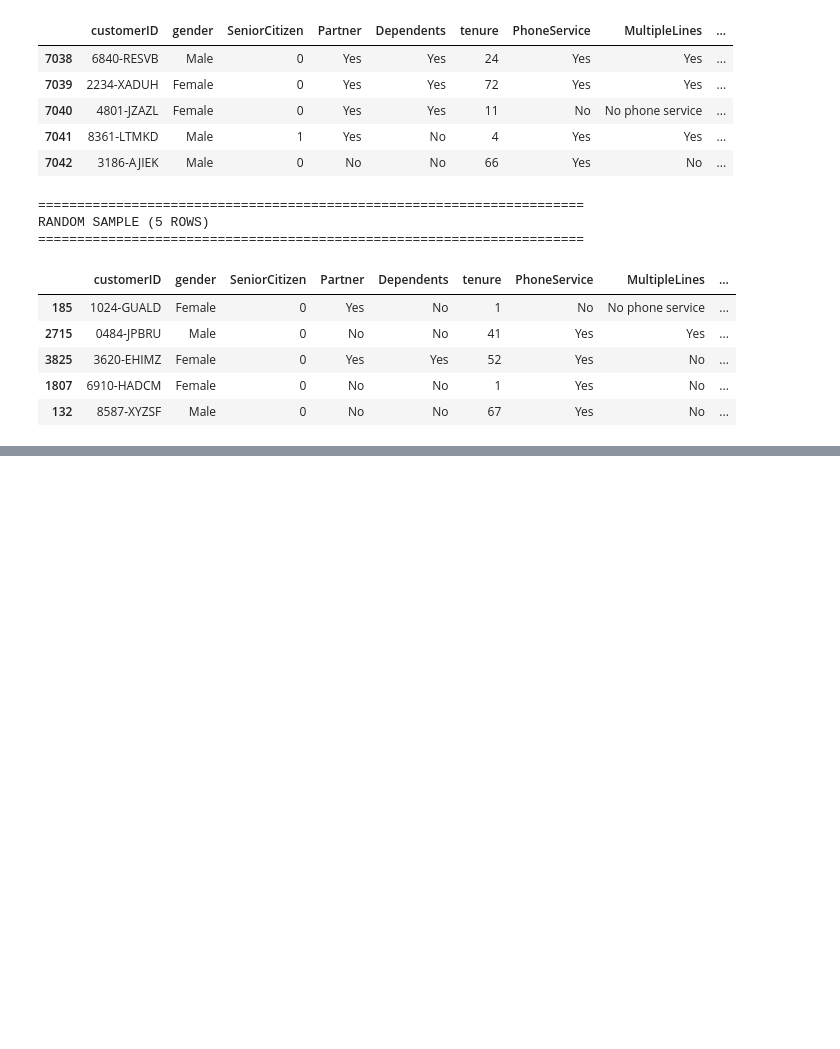
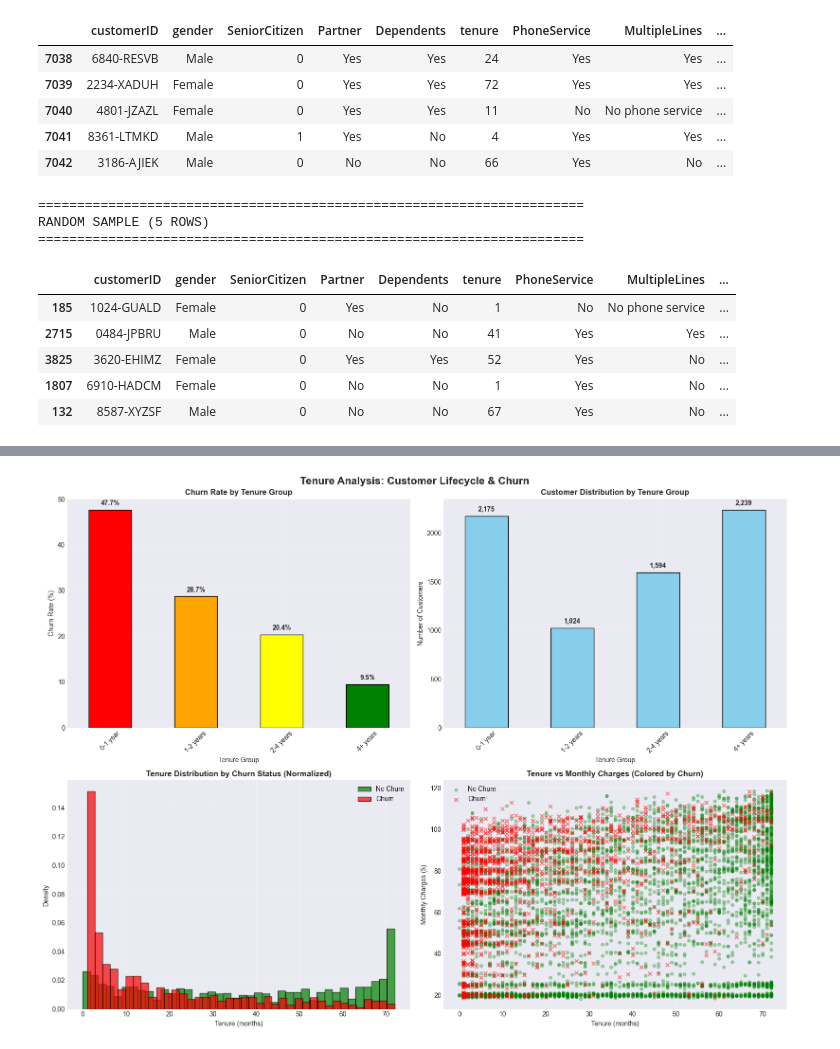
Before and after one commit to vaka2020/customer-churn-prediction-mlops, a Jupyter notebook: notebooks/01_eda.ipynb, the cells around one changed output, grey strips where cells are left out. Drawn from its saved outputs; the diff is of its cells as text; code cells hidden in the pictures; blank space fills up the shorter version.

```diff
--- a/notebooks/01_eda.ipynb
+++ b/notebooks/01_eda.ipynb
@@ -162,0 +693,88 @@ Column Names and Types:
+# %%
+# ============================================================
+# DEEPER NUMERICAL ANALYSIS: Tenure Patterns
+# ============================================================
+
+print("\n" + "="*70)
+print("TENURE ANALYSIS: Customer Lifecycle Patterns")
+print("="*70)
+
+# Create tenure groups
+df['tenure_group'] = pd.cut(df['tenure'],
+                             bins=[0, 12, 24, 48, 72],
+                             labels=['0-1 year', '1-2 years', '2-4 years', '4+ years'])
+
+# Analyze churn by tenure group
+tenure_churn = df.groupby('tenure_group')['Churn'].apply(
+    lambda x: (x=='Yes').sum() / len(x) * 100
+).round(2)
+
+print("\nChurn Rate by Tenure Group:")
+print("-" * 50)
+for group, rate in tenure_churn.items():
+    bar = "█" * int(rate / 2)
+    print(f"  {group:12s}: {rate:5.2f}% {bar}")
+
+# Visualize tenure patterns
+fig, axes = plt.subplots(2, 2, figsize=(16, 12))
+fig.suptitle('Tenure Analysis: Customer Lifecycle & Churn', fontsize=16, fontweight='bold')
+
+# Plot 1: Churn rate by tenure group
+ax1 = axes[0, 0]
+tenure_churn.plot(kind='bar', ax=ax1, color=['red', 'orange', 'yellow', 'green'], edgecolor='black')
+ax1.set_title('Churn Rate by Tenure Group', fontweight='bold', fontsize=12)
+ax1.set_xlabel('Tenure Group')
+ax1.set_ylabel('Churn Rate (%)')
+ax1.set_xticklabels(ax1.get_xticklabels(), rotation=45)
+ax1.grid(alpha=0.3)
+for i, v in enumerate(tenure_churn.values):
+    ax1.text(i, v + 1, f'{v:.1f}%', ha='center', fontweight='bold')
+
+# Plot 2: Customer count by tenure group
+ax2 = axes[0, 1]
+tenure_counts = df['tenure_group'].value_counts().sort_index()
+tenure_counts.plot(kind='bar', ax=ax2, color='skyblue', edgecolor='black')
+ax2.set_title('Customer Distribution by Tenure Group', fontweight='bold', fontsize=12)
+ax2.set_xlabel('Tenure Group')
+ax2.set_ylabel('Number of Customers')
+ax2.set_xticklabels(ax2.get_xticklabels(), rotation=45)
+ax2.grid(alpha=0.3)
+for i, v in enumerate(tenure_counts.values):
+    ax2.text(i, v + 50, f'{v:,}', ha='center', fontweight='bold')
+
+# Plot 3: Tenure distribution by churn status
+ax3 = axes[1, 0]
+df[df['Churn']=='No']['tenure'].hist(bins=40, ax=ax3, alpha=0.7, color='green',
+                                       label='No Churn', edgecolor='black', density=True)
+df[df['Churn']=='Yes']['tenure'].hist(bins=40, ax=ax3, alpha=0.7, color='red',
+                                        label='Churn', edgecolor='black', density=True)
+ax3.set_title('Tenure Distribution by Churn Status (Normalized)', fontweight='bold', fontsize=12)
+ax3.set_xlabel('Tenure (months)')
+ax3.set_ylabel('Density')
+ax3.legend()
+ax3.grid(alpha=0.3)
+
+# Plot 4: MonthlyCharges vs Tenure scatter plot
+ax4 = axes[1, 1]
+no_churn = df[df['Churn']=='No']
+churn = df[df['Churn']=='Yes']
+ax4.scatter(no_churn['tenure'], no_churn['MonthlyCharges'],
+           alpha=0.3, s=20, c='green', label='No Churn')
+ax4.scatter(churn['tenure'], churn['MonthlyCharges'],
+           alpha=0.5, s=30, c='red', label='Churn', marker='x')
+ax4.set_title('Tenure vs Monthly Charges (Colored by Churn)', fontweight='bold', fontsize=12)
+ax4.set_xlabel('Tenure (months)')
+ax4.set_ylabel('Monthly Charges ($)')
+ax4.legend()
+ax4.grid(alpha=0.3)
+
+plt.tight_layout()
+plt.show()
+
+print("\nKEY INSIGHTS - Tenure:")
+print("-" * 50)
+print(f"  1. New customers (0-1 year) have {tenure_churn.iloc[0]:.1f}% churn rate - HIGHEST RISK!")
+print(f"  2. Long-term customers (4+ years) have {tenure_churn.iloc[-1]:.1f}% churn rate - most loyal")
+print(f"  3. First year is CRITICAL for retention")
+print(f"  4. Churn risk drops significantly after 2 years")
+# %% [output]
@@ -162,0 +791 @@ Column Names and Types:
+[figure, added]
```
Also changed, not shown: parts of 21 cells of this notebook, 3 other files.
